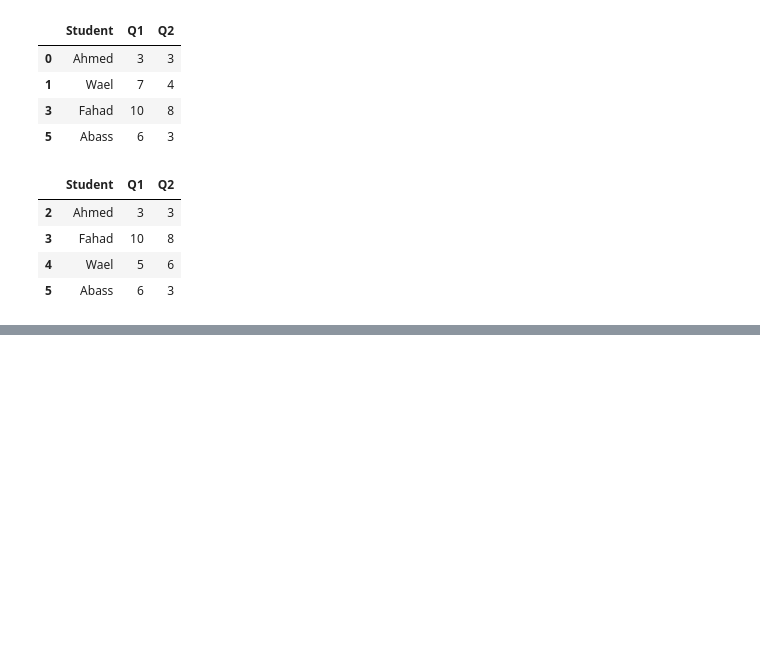
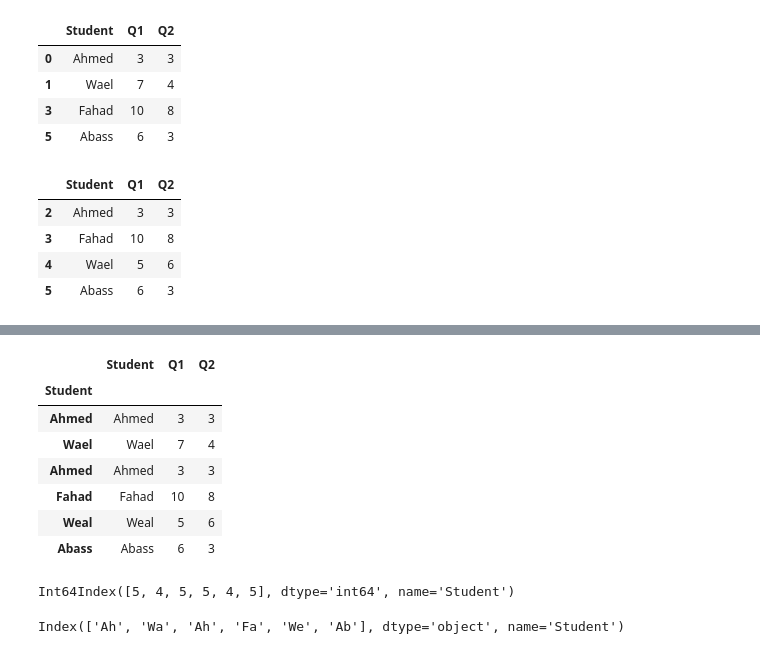
Before and after one commit to OmarInCS/data-analysis-visulization-python, a Jupyter notebook: demo.ipynb, the cells around one changed output, grey strips where cells are left out. Saved outputs shown, nothing was run; the diff lists cells and outputs as text; code cells hidden in the pictures; blank space fills up the shorter version.

```diff
--- a/demo.ipynb
+++ b/demo.ipynb
@@ -1555,0 +1560,3 @@ data.drop_duplicates(subset=["Student"], keep="last")
+# %%
+data.loc[4, "Student"] = "Weal"
+data
@@ -1555,0 +1646,20 @@ data.drop_duplicates(subset=["Student"], keep="last")
+# %%
+data.index = data["Student"]
+data
+# %% [output]
+|  | Student | Q1 | Q2 |
+| Student |  |  |  |
+| Ahmed | Ahmed | 3 | 3 |
+| Wael | Wael | 7 | 4 |
+| Ahmed | Ahmed | 3 | 3 |
+| Fahad | Fahad | 10 | 8 |
+| Weal | Weal | 5 | 6 |
+| Abass | Abass | 6 | 3 |
+# %%
+data.index.map(len)
+# %% [output]
+Int64Index([5, 4, 5, 5, 4, 5], dtype='int64', name='Student')
+# %%
+data.index.map(lambda x: x[:2])
+# %% [output]
+Index(['Ah', 'Wa', 'Ah', 'Fa', 'We', 'Ab'], dtype='object', name='Student')
```
Also changed, not shown: parts of 75 cells of this notebook, 3 other files.
